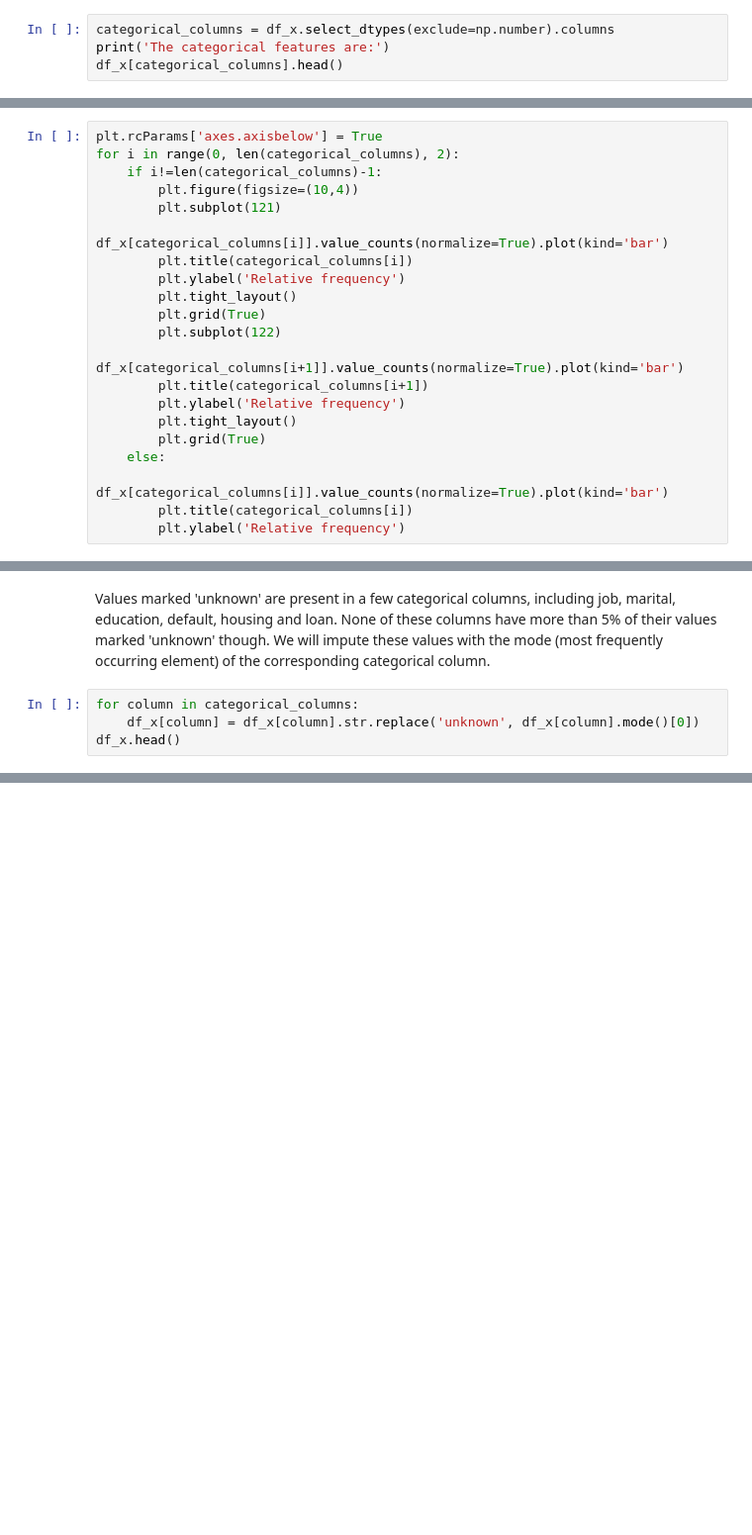
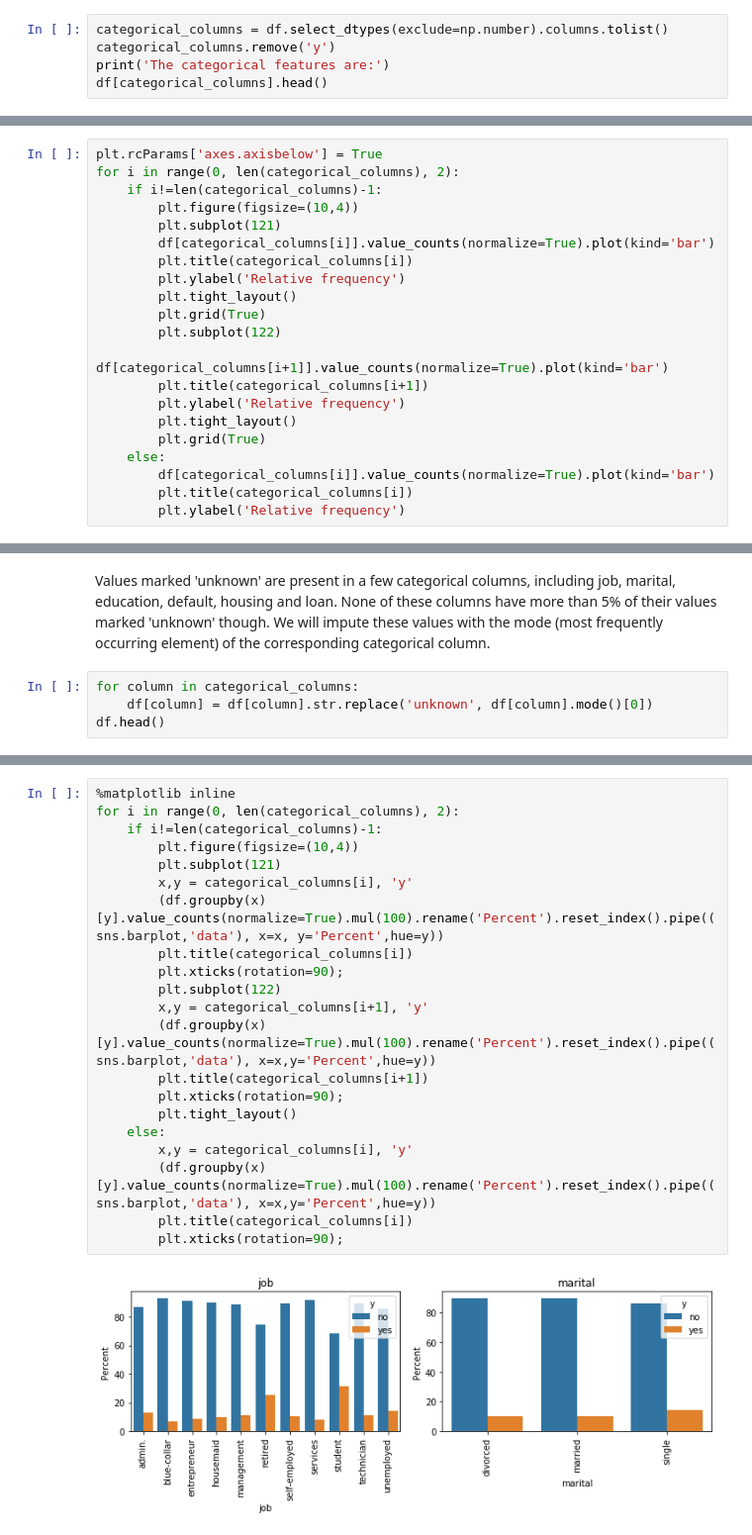
Before and after one commit to ahanagangopadhyay/improving-bank-telemarketing-campaigns, a Jupyter notebook: codes/Exploratory_data_analysis.ipynb, the cells around one changed output, grey strips where cells are left out. Shown: that part at 99% size. Cells and saved outputs as stored; diff of their text form; blank space fills up the shorter version.

```diff
--- a/codes/Exploratory_data_analysis.ipynb
+++ b/codes/Exploratory_data_analysis.ipynb
@@ -106,9 +94,10 @@ The numeric features are:
 | 3 | 40 | 151 | 1 | 999 | 0 | 1.1 | 93.994 | -36.4 | ... |
 | 4 | 56 | 307 | 1 | 999 | 0 | 1.1 | 93.994 | -36.4 | ... |
 # %%
-categorical_columns = df_x.select_dtypes(exclude=np.number).columns
+categorical_columns = df.select_dtypes(exclude=np.number).columns.tolist()
+categorical_columns.remove('y')
 print('The categorical features are:')
-df_x[categorical_columns].head()
+df[categorical_columns].head()
 # %% [output]
 The categorical features are:
 |  | job | marital | education | default | housing | loan | contact | month | day_of_week | poutcome |
@@ -174,19 +163,19 @@ for i in range(0, len(categorical_columns), 2):
     if i!=len(categorical_columns)-1:
         plt.figure(figsize=(10,4))
         plt.subplot(121)
-        df_x[categorical_columns[i]].value_counts(normalize=True).plot(kind='bar')
+        df[categorical_columns[i]].value_counts(normalize=True).plot(kind='bar')
         plt.title(categorical_columns[i])
         plt.ylabel('Relative frequency')
         plt.tight_layout()
         plt.grid(True)
         plt.subplot(122)
-        df_x[categorical_columns[i+1]].value_counts(normalize=True).plot(kind='bar')
+        df[categorical_columns[i+1]].value_counts(normalize=True).plot(kind='bar')
         plt.title(categorical_columns[i+1])
         plt.ylabel('Relative frequency')
         plt.tight_layout()
         plt.grid(True)
     else:
-        df_x[categorical_columns[i]].value_counts(normalize=True).plot(kind='bar')
+        df[categorical_columns[i]].value_counts(normalize=True).plot(kind='bar')
         plt.title(categorical_columns[i])
         plt.ylabel('Relative frequency')
 # %% [output]
@@ -213,8 +202,8 @@ for i in range(0, len(categorical_columns), 2):
 Values marked 'unknown' are present in a few categorical columns, including job, marital, education, default, housing and loan. None of these columns have more than 5% of their values marked 'unknown' though. We will impute these values with the mode (most frequently occurring element) of the corresponding categorical column.
 # %%
 for column in categorical_columns:
-    df_x[column] = df_x[column].str.replace('unknown', df_x[column].mode()[0])
-df_x.head()
+    df[column] = df[column].str.replace('unknown', df[column].mode()[0])
+df.head()
 # %% [output]
 |  | age | job | marital | education | default | housing | loan | contact | month | day_of_week | ... |
 | 0 | 56 | housemaid | married | basic.4y | no | no | no | telephone | may | mon | ... |
@@ -224,0 +219,23 @@ df_x.head()
+# %%
+%matplotlib inline
+for i in range(0, len(categorical_columns), 2):
+    if i!=len(categorical_columns)-1:
+        plt.figure(figsize=(10,4))
+        plt.subplot(121)
+        x,y = categorical_columns[i], 'y'
+        (df.groupby(x)[y].value_counts(normalize=True).mul(100).rename('Percent').reset_index().pipe((sns.barplot,'data'), x=x, y='Percent',hue=y))
+        plt.title(categorical_columns[i])
+        plt.xticks(rotation=90);
+        plt.subplot(122)
+        x,y = categorical_columns[i+1], 'y'
+        (df.groupby(x)[y].value_counts(normalize=True).mul(100).rename('Percent').reset_index().pipe((sns.barplot,'data'), x=x,y='Percent',hue=y))
+        plt.title(categorical_columns[i+1])
+        plt.xticks(rotation=90);
+        plt.tight_layout()
+    else:
+        x,y = categorical_columns[i], 'y'
+        (df.groupby(x)[y].value_counts(normalize=True).mul(100).rename('Percent').reset_index().pipe((sns.barplot,'data'), x=x,y='Percent',hue=y))
+        plt.title(categorical_columns[i])
+        plt.xticks(rotation=90);
+# %% [output]
+[figure, added]
```
Also changed, not shown: parts of 22 cells of this notebook.
